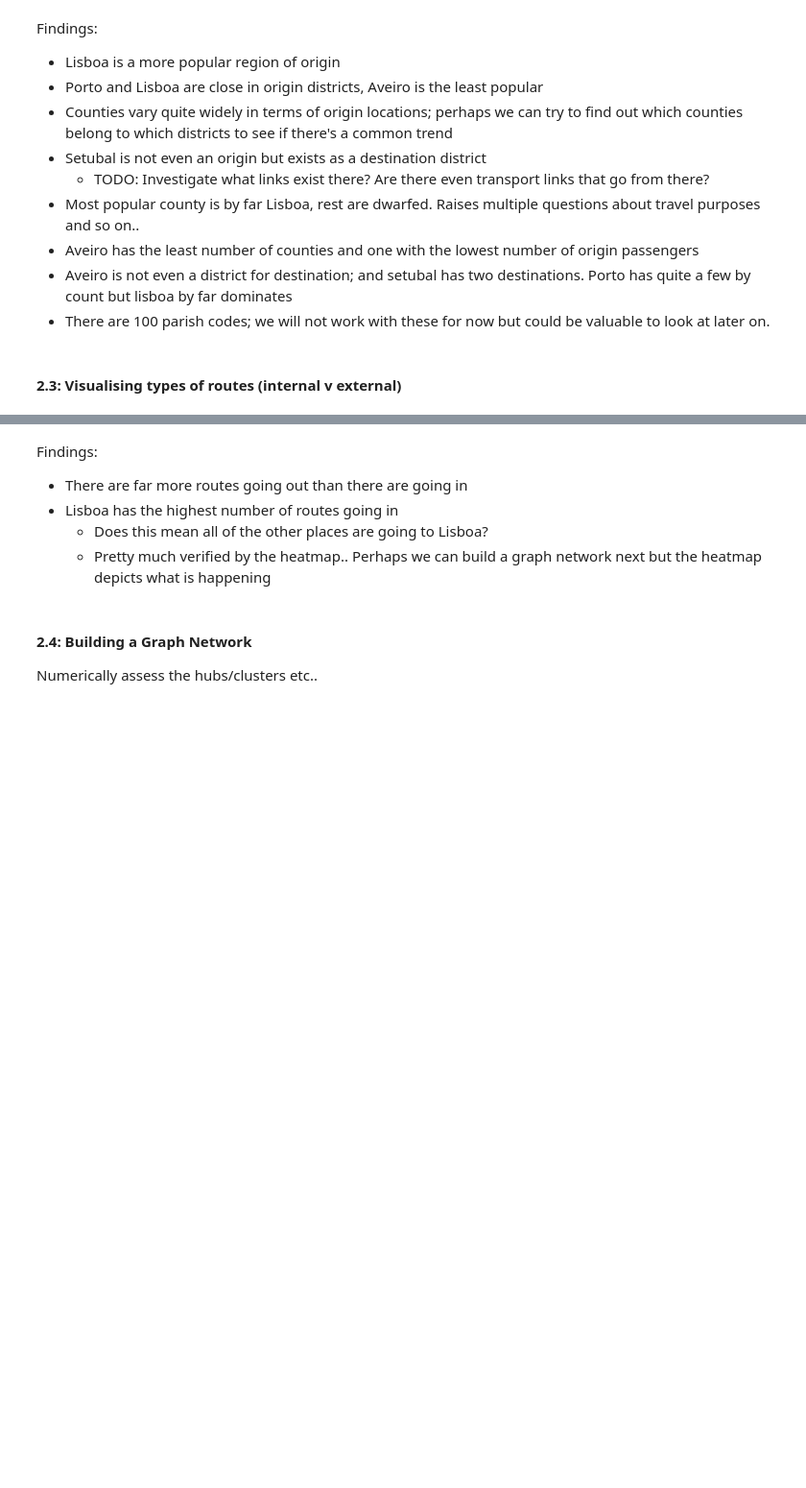
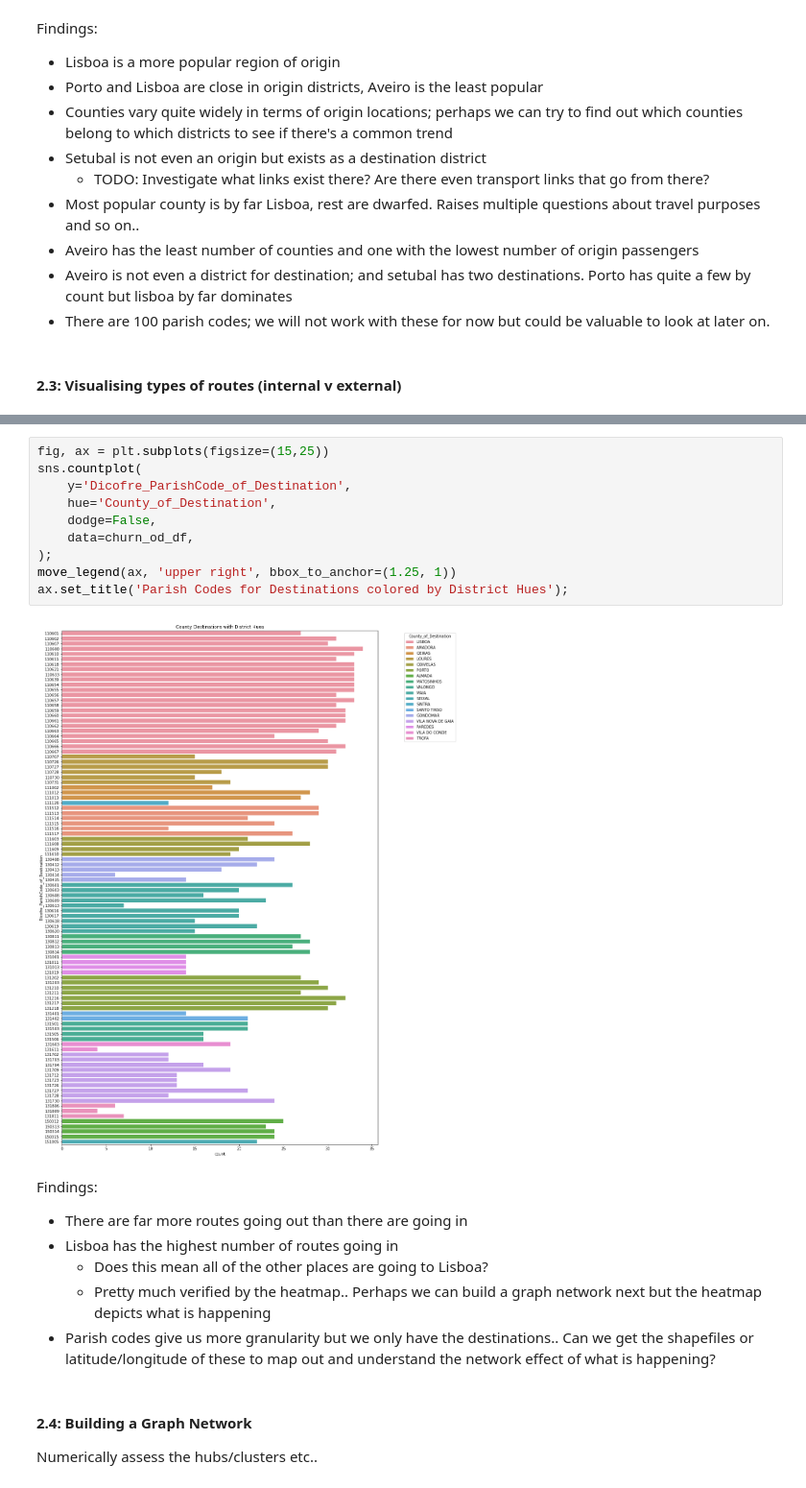
Before and after one commit to StevenVuong/WDL_2020, a Jupyter notebook: notebooks/stage1/exploration_1_steve.ipynb, the cells around one changed output, grey strips where cells are left out. Shown at 96% size. Saved outputs shown, nothing was run; the diff lists cells and outputs as text; blank space fills up the shorter version.

Commit message:
lineplot parishes

```diff
--- a/notebooks/stage1/exploration_1_steve.ipynb
+++ b/notebooks/stage1/exploration_1_steve.ipynb
@@ -434,9 +624,22 @@ sns.heatmap(
+# %%
+fig, ax = plt.subplots(figsize=(15,25))
+sns.countplot(
+    y='Dicofre_ParishCode_of_Destination',
+    hue='County_of_Destination',
+    dodge=False,
+    data=churn_od_df,
+);
+move_legend(ax, 'upper right', bbox_to_anchor=(1.25, 1))
+ax.set_title('Parish Codes for Destinations colored by District Hues');
+# %% [output]
+[figure, added]
 # %% [markdown]
 Findings:
 -  There are far more routes going out than there are going in
 -  Lisboa has the highest number of routes going in
     -  Does this mean all of the other places are going to Lisboa?
     -  Pretty much verified by the heatmap.. Perhaps we can build a graph network next but the heatmap depicts what is happening
+-  Parish codes give us more granularity but we only have the destinations.. Can we get the shapefiles or latitude/longitude of these to map out and understand the network effect of what is happening?
 # %% [markdown]
 #### 2.4: Building a Graph Network
 Numerically assess the hubs/clusters etc..
```
Also changed, not shown: parts of 42 cells of this notebook.
